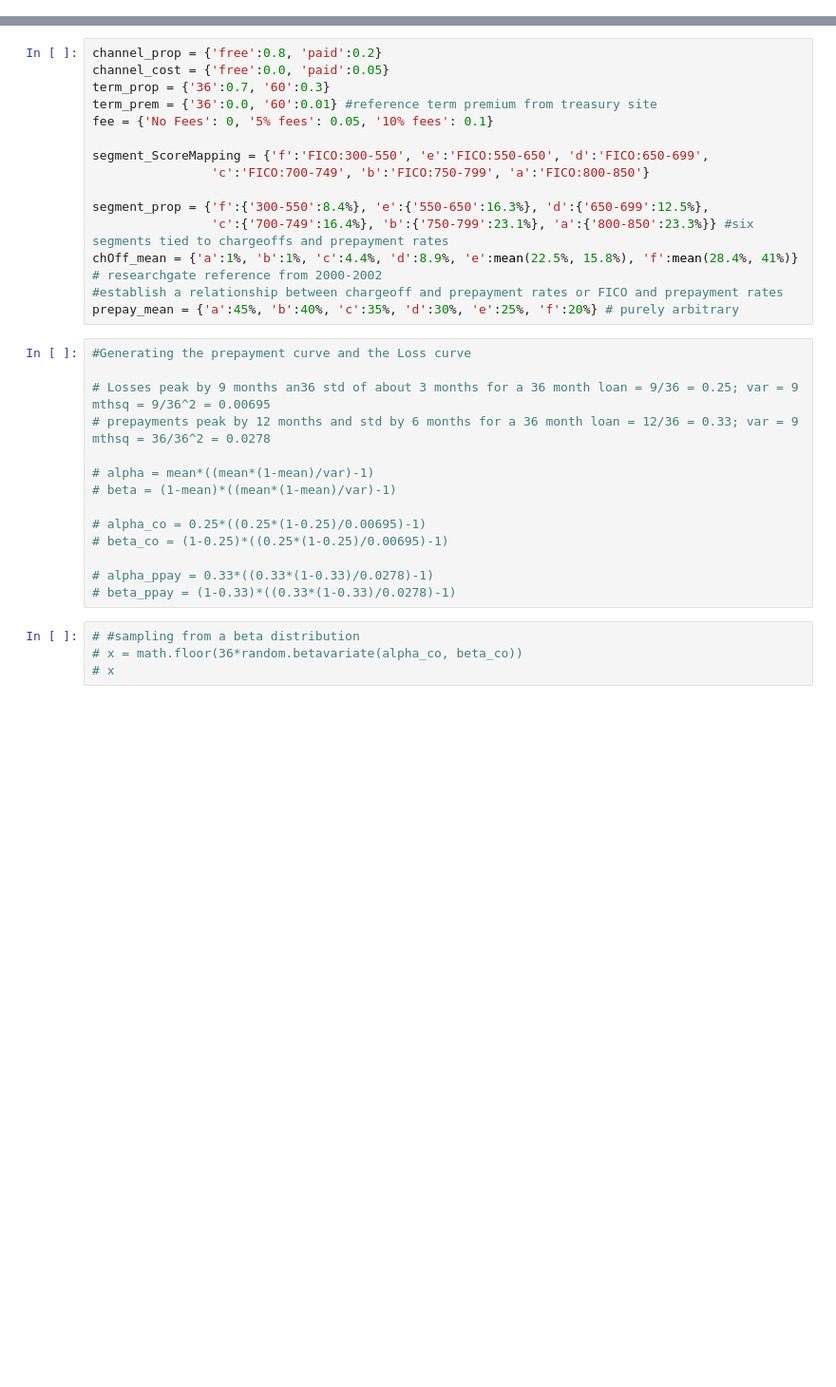
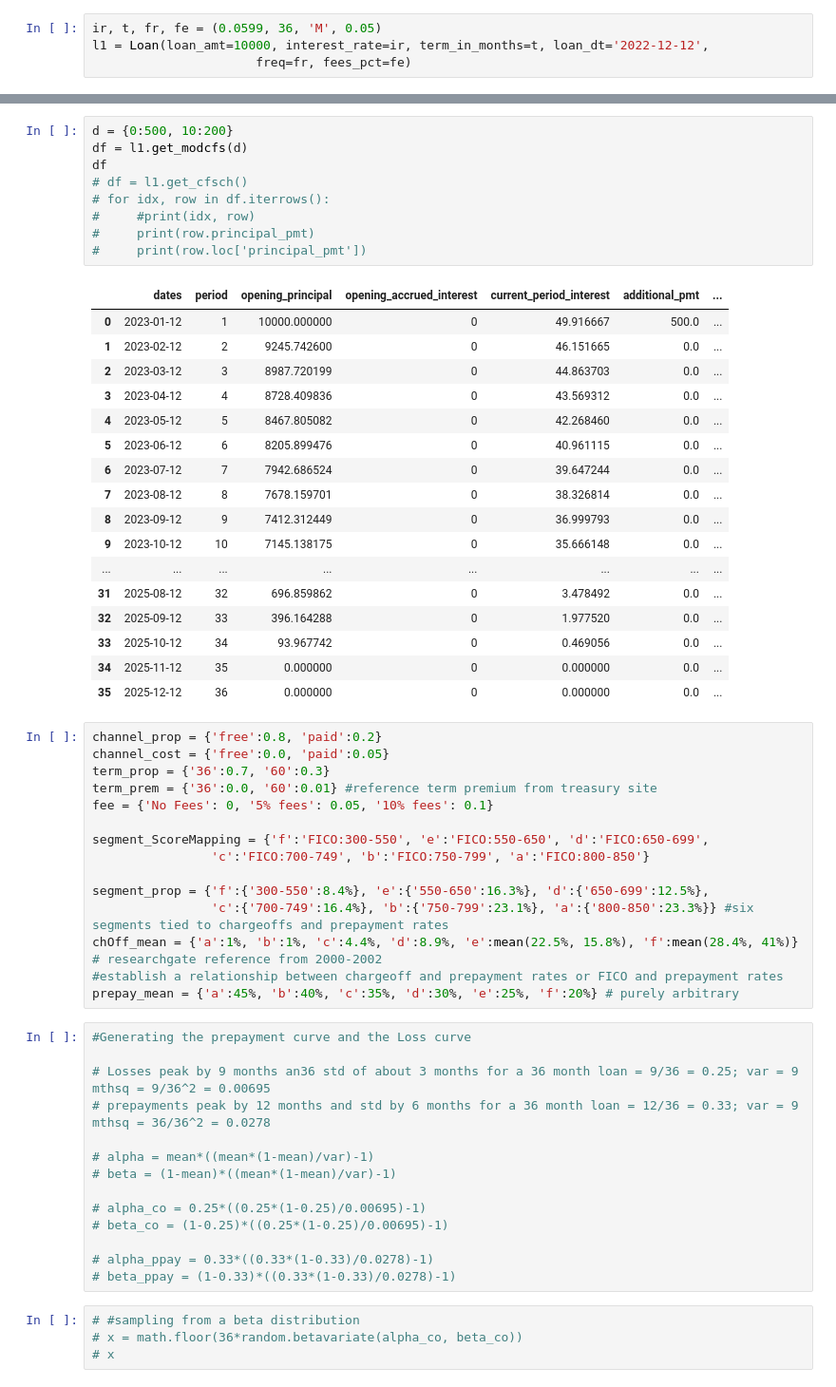
Before and after one commit to sandeepkavadi/pyloans, a Jupyter notebook: notebooks/dev_notebook.ipynb, the cells around one changed output, grey strips where cells are left out. Shown at 95% size. Drawn from its saved outputs; the diff is of its cells as text; blank space fills up the shorter version.

```diff
--- a/notebooks/dev_notebook.ipynb
+++ b/notebooks/dev_notebook.ipynb
@@ -159,0 +178,4 @@ l1.get_cfsch()
+# %%
+ir, t, fr, fe = (0.0599, 36, 'M', 0.05)
+l1 = Loan(loan_amt=10000, interest_rate=ir, term_in_months=t, loan_dt='2022-12-12',
+                      freq=fr, fees_pct=fe)
@@ -160,3 +202,30 @@ l1.get_cfsch()
+# %%
+d = {0:500, 10:200}
+df = l1.get_modcfs(d)
+df
+# df = l1.get_cfsch()
+# for idx, row in df.iterrows():
+#     #print(idx, row)
+#     print(row.principal_pmt)
+#     print(row.loc['principal_pmt'])
+# %% [output]
+|  | dates | period | opening_principal | opening_accrued_interest | current_period_interest | additional_pmt | ... |
+| 0 | 2023-01-12 | 1 | 10000.000000 | 0 | 49.916667 | 500.0 | ... |
+| 1 | 2023-02-12 | 2 | 9245.742600 | 0 | 46.151665 | 0.0 | ... |
+| 2 | 2023-03-12 | 3 | 8987.720199 | 0 | 44.863703 | 0.0 | ... |
+| 3 | 2023-04-12 | 4 | 8728.409836 | 0 | 43.569312 | 0.0 | ... |
+| 4 | 2023-05-12 | 5 | 8467.805082 | 0 | 42.268460 | 0.0 | ... |
+| 5 | 2023-06-12 | 6 | 8205.899476 | 0 | 40.961115 | 0.0 | ... |
+| 6 | 2023-07-12 | 7 | 7942.686524 | 0 | 39.647244 | 0.0 | ... |
+| 7 | 2023-08-12 | 8 | 7678.159701 | 0 | 38.326814 | 0.0 | ... |
+| 8 | 2023-09-12 | 9 | 7412.312449 | 0 | 36.999793 | 0.0 | ... |
+| 9 | 2023-10-12 | 10 | 7145.138175 | 0 | 35.666148 | 0.0 | ... |
+| ... | ... | ... | ... | ... | ... | ... | ... |
+| 31 | 2025-08-12 | 32 | 696.859862 | 0 | 3.478492 | 0.0 | ... |
+| 32 | 2025-09-12 | 33 | 396.164288 | 0 | 1.977520 | 0.0 | ... |
+| 33 | 2025-10-12 | 34 | 93.967742 | 0 | 0.469056 | 0.0 | ... |
+| 34 | 2025-11-12 | 35 | 0.000000 | 0 | 0.000000 | 0.0 | ... |
+| 35 | 2025-12-12 | 36 | 0.000000 | 0 | 0.000000 | 0.0 | ... |
 # %%
 channel_prop = {'free':0.8, 'paid':0.2}
 channel_cost = {'free':0.0, 'paid':0.05}
```
Also changed, not shown: parts of 7 cells of this notebook, 4 other files.
